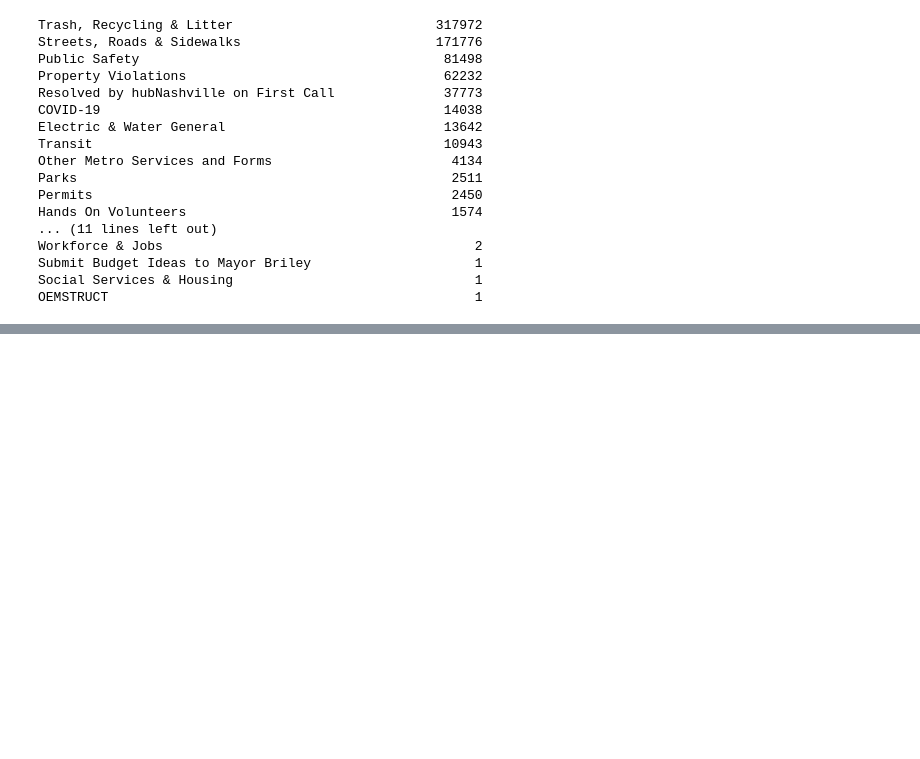
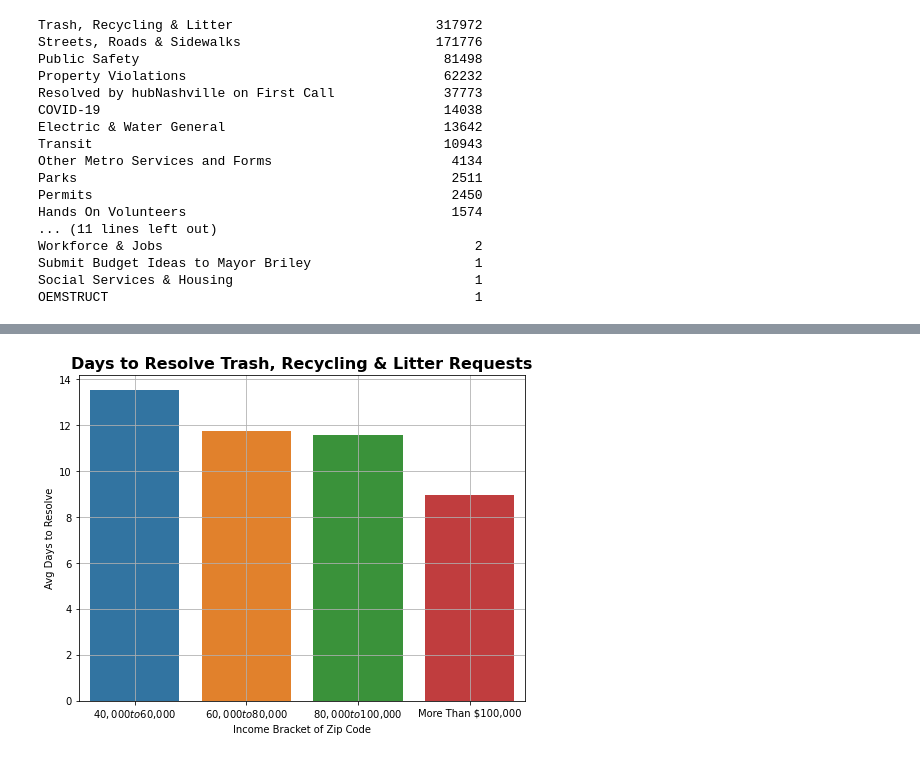
Before and after one commit to PrestonSpencer/Capstone-Nashville-Software-School-Nashville-311-Analysis, a Jupyter notebook: notebooks/visuals_and_analysis.ipynb, the cells around one changed output, grey strips where cells are left out. Drawn from its saved outputs; the diff is of its cells as text; code cells hidden in the pictures; blank space fills up the shorter version.

```diff
--- a/notebooks/visuals_and_analysis.ipynb
+++ b/notebooks/visuals_and_analysis.ipynb
@@ -106,0 +71,14 @@ Food for Elderly
+# %%
+def trash_mean(main_df):
+    return main_df['Days to Resolve'].mean()
+request_trash = main_df.loc[(main_df['Request Type'] == 'Trash, Recycling & Litter')]
+trash_groups = request_trash.groupby(['Income Bracket']).apply(trash_mean)
+trash_groups = trash_groups.reset_index()
+plt.figure(figsize = (8,6))
+sns.barplot(x = 'Income Bracket', y = 0, data = trash_groups)
+plt.ylabel('Avg Days to Resolve')
+plt.xlabel('Income Bracket of Zip Code')
+plt.title('Days to Resolve Trash, Recycling & Litter Requests', weight = 'bold', fontsize = 16)
+plt.grid();
+# %% [output]
+[figure, added]
```
Also changed, not shown: parts of 2 cells of this notebook.
